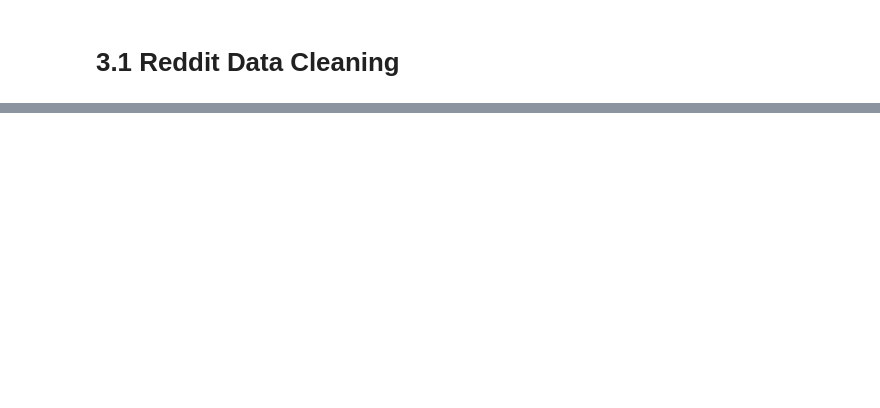
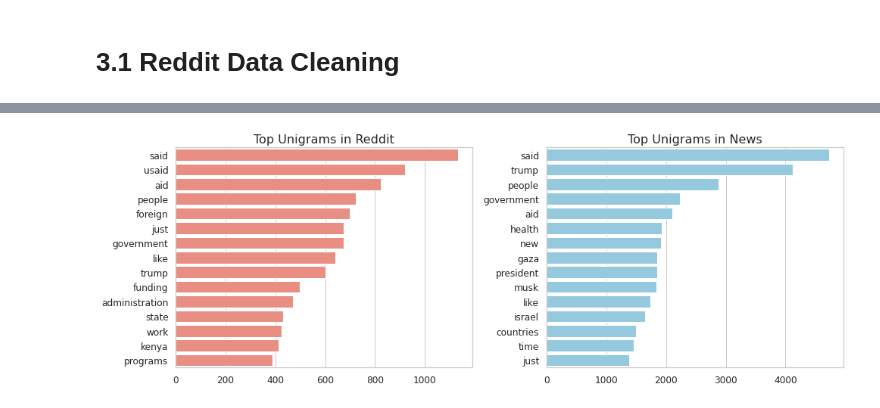
Before and after one commit to L-N-E0/USAID-Kenya-Sentiment-Analysis, a Jupyter notebook: notebooks/leo.ipynb, the cells around one changed output, grey strips where cells are left out. Cells and saved outputs as stored; diff of their text form; code cells hidden in the pictures; blank space fills up the shorter version.

```diff
--- a/notebooks/leo.ipynb
+++ b/notebooks/leo.ipynb
@@ -528,0 +813,40 @@ dtype: int64
+# %%
+from collections import Counter
+from sklearn.feature_extraction.text import CountVectorizer
+
+# Separate texts by source
+reddit_texts = reddit_data_copy['text']
+news_texts = news_data_copy['text']
+
+# Function to get top N unigrams
+def get_top_unigrams(texts, n=15):
+    vectorizer = CountVectorizer(stop_words='english')
+    X = vectorizer.fit_transform(texts)
+    word_counts = X.sum(axis=0).A1
+    vocab = vectorizer.get_feature_names_out()
+    freq_dist = dict(zip(vocab, word_counts))
+    return Counter(freq_dist).most_common(n)
+
+# Get top unigrams
+reddit_unigrams = get_top_unigrams(reddit_texts)
+news_unigrams = get_top_unigrams(news_texts)
+
+# Plot
+fig, axes = plt.subplots(1, 2, figsize=(14, 5))
+
+# Reddit
+sns.barplot(x=[count for word, count in reddit_unigrams],
+            y=[word for word, count in reddit_unigrams],
+            ax=axes[0], color='salmon')
+axes[0].set_title('Top Unigrams in Reddit')
+
+# News
+sns.barplot(x=[count for word, count in news_unigrams],
+            y=[word for word, count in news_unigrams],
+            ax=axes[1], color='skyblue')
+axes[1].set_title('Top Unigrams in News')
+
+plt.tight_layout()
+plt.show()
+# %% [output]
+[figure, added]
```
Also changed, not shown: parts of 27 cells of this notebook.
